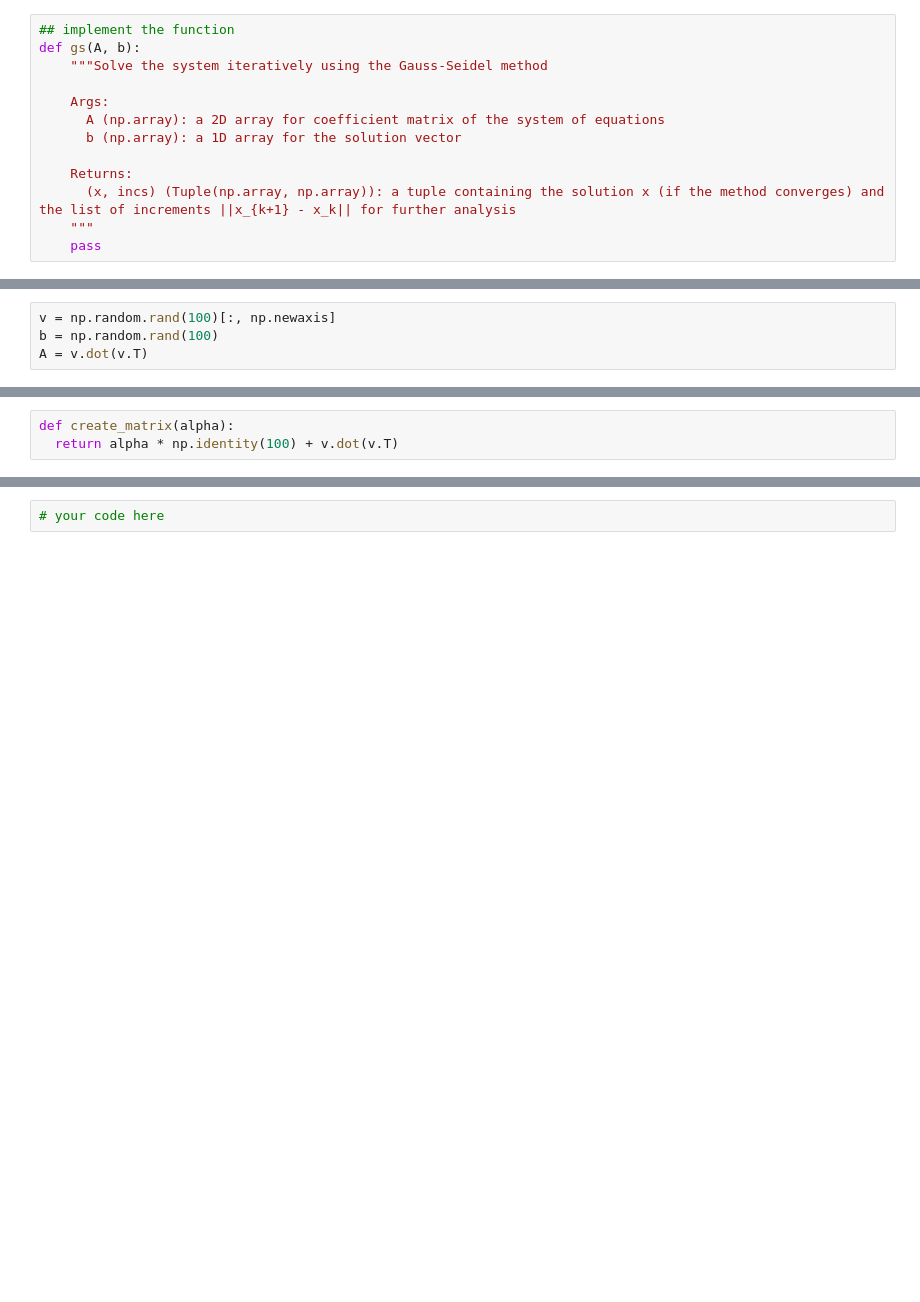
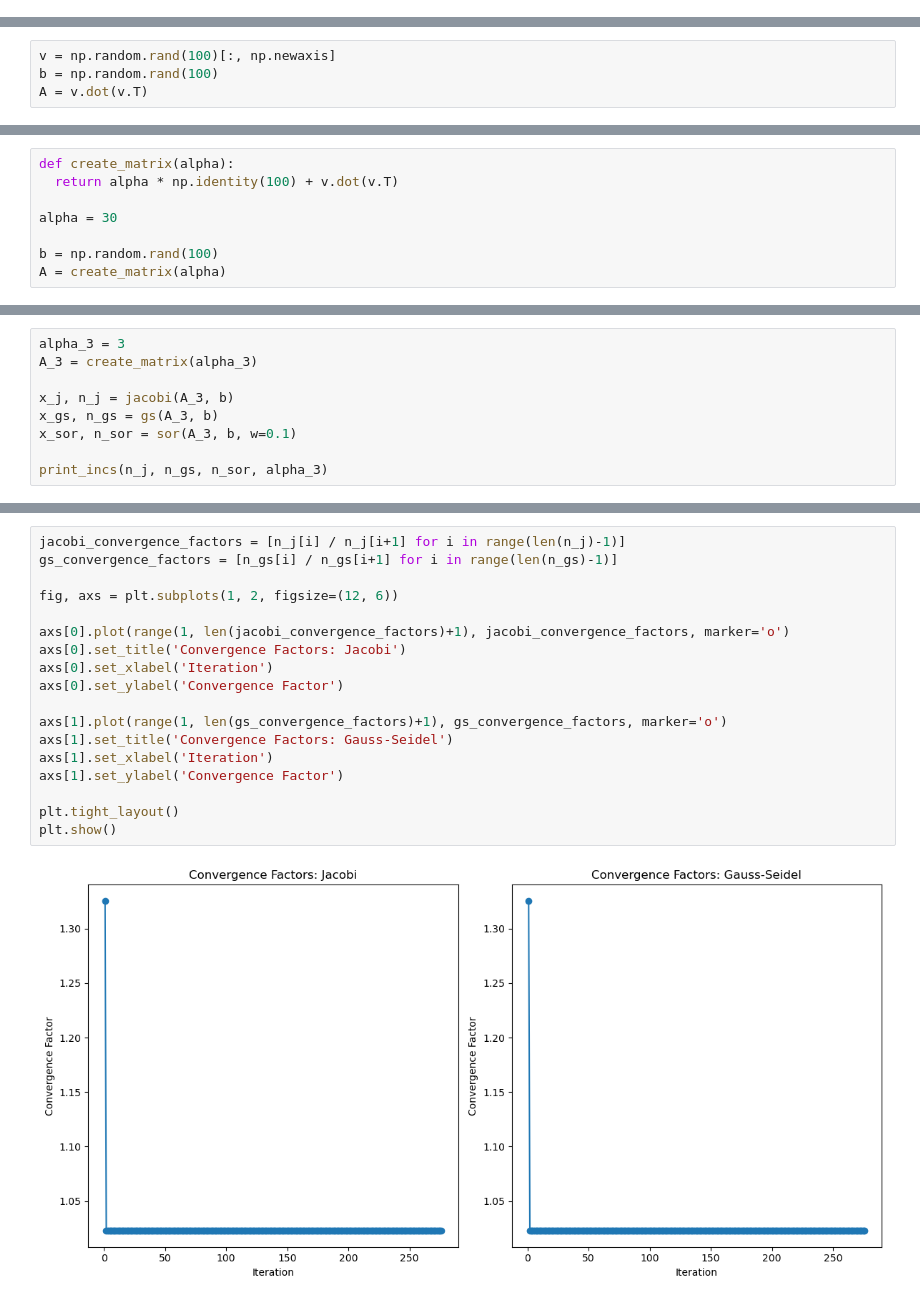
Before and after one commit to artoriusss/ML-projects, a Jupyter notebook: task_3/hw3-task3-iteration-2023.ipynb, the cells around one changed output, grey strips where cells are left out. Cells and saved outputs as stored; diff of their text form; blank space fills up the shorter version.

```diff
--- a/task_3/hw3-task3-iteration-2023.ipynb
+++ b/task_3/hw3-task3-iteration-2023.ipynb
@@ -83,13 +110,0 @@ def jacobi(A, b):
-# %%
-## implement the function
-def gs(A, b):
-    """Solve the system iteratively using the Gauss-Seidel method
-
-    Args:
-      A (np.array): a 2D array for coefficient matrix of the system of equations
-      b (np.array): a 1D array for the solution vector
-
-    Returns:
-      (x, incs) (Tuple(np.array, np.array)): a tuple containing the solution x (if the method converges) and the list of increments ||x_{k+1} - x_k|| for further analysis
-    """
-    pass
@@ -138,3 +251,8 @@ Now change the matrix $A$ to $A=  \alpha I + \mathbf{v}\mathbf{v}^\top$ with a r
 # %%
 def create_matrix(alpha):
   return alpha * np.identity(100) + v.dot(v.T)
+
+alpha = 30
+
+b = np.random.rand(100)
+A = create_matrix(alpha)
@@ -163,0 +325,9 @@ A_3 = create_matrix(alpha_3)
+# %%
+alpha_3 = 3
+A_3 = create_matrix(alpha_3)
+
+x_j, n_j = jacobi(A_3, b)
+x_gs, n_gs = gs(A_3, b)
+x_sor, n_sor = sor(A_3, b, w=0.1)
+
+print_incs(n_j, n_gs, n_sor, alpha_3)
@@ -166,3 +350,21 @@ A_3 = create_matrix(alpha_3)
 For each of the methods (and several $\omega$ for SOR) calculate the <font color='red'>convergence factors</font> $$\rho_{k+1}:=\frac{\|\mathbf{x}_{k+1} - \mathbf{x}_{k}\|}{\|\mathbf{x}_{k} - \mathbf{x}_{k-1}\|}$$ and plot them for available $k$. Compare the limiting value of $\rho_k$ with the <font color='red'>spectral radius</font> of the respective matrix $B$.
 # %%
-# your code here
+jacobi_convergence_factors = [n_j[i] / n_j[i+1] for i in range(len(n_j)-1)]
+gs_convergence_factors = [n_gs[i] / n_gs[i+1] for i in range(len(n_gs)-1)]
+
+fig, axs = plt.subplots(1, 2, figsize=(12, 6))
+
+axs[0].plot(range(1, len(jacobi_convergence_factors)+1), jacobi_convergence_factors, marker='o')
+axs[0].set_title('Convergence Factors: Jacobi')
+axs[0].set_xlabel('Iteration')
+axs[0].set_ylabel('Convergence Factor')
+
+axs[1].plot(range(1, len(gs_convergence_factors)+1), gs_convergence_factors, marker='o')
+axs[1].set_title('Convergence Factors: Gauss-Seidel')
+axs[1].set_xlabel('Iteration')
+axs[1].set_ylabel('Convergence Factor')
+
+plt.tight_layout()
+plt.show()
+# %% [output]
+[figure, added]
```
Also changed, not shown: parts of 36 cells of this notebook.
